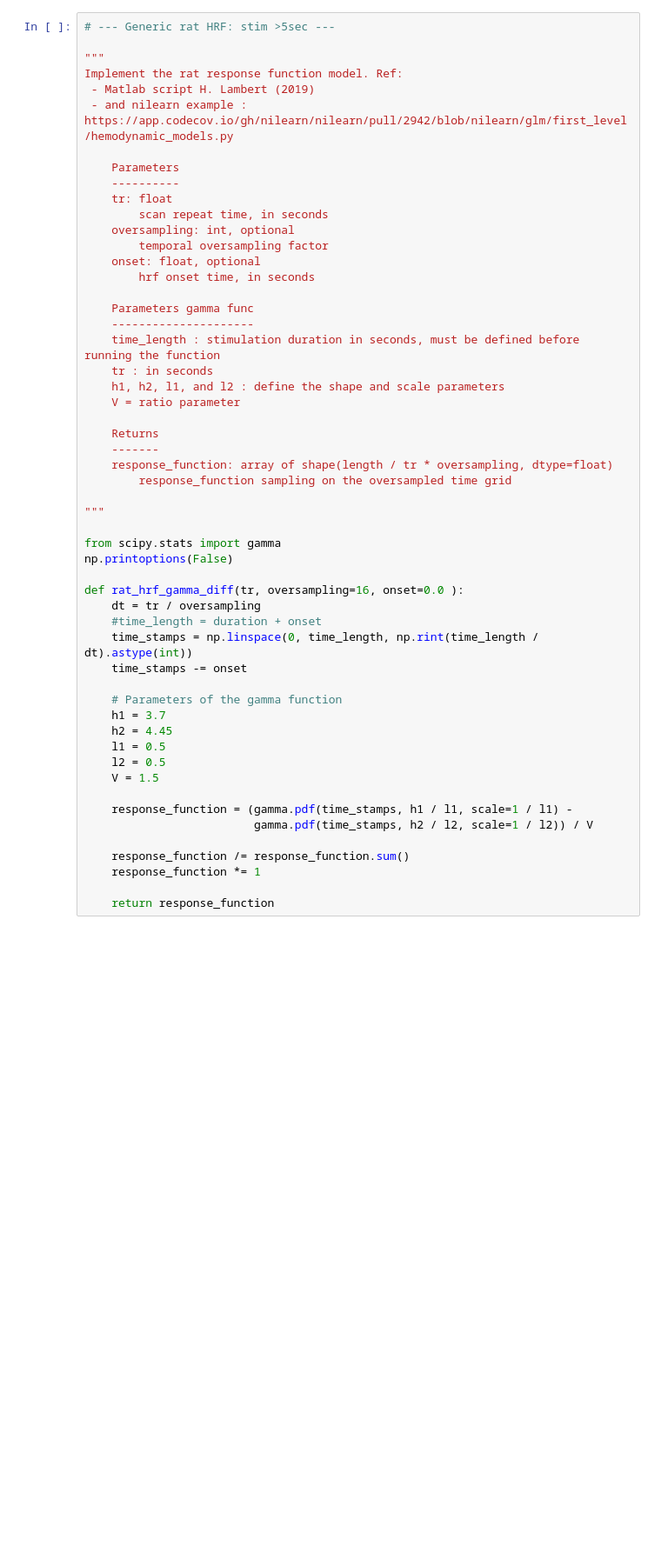
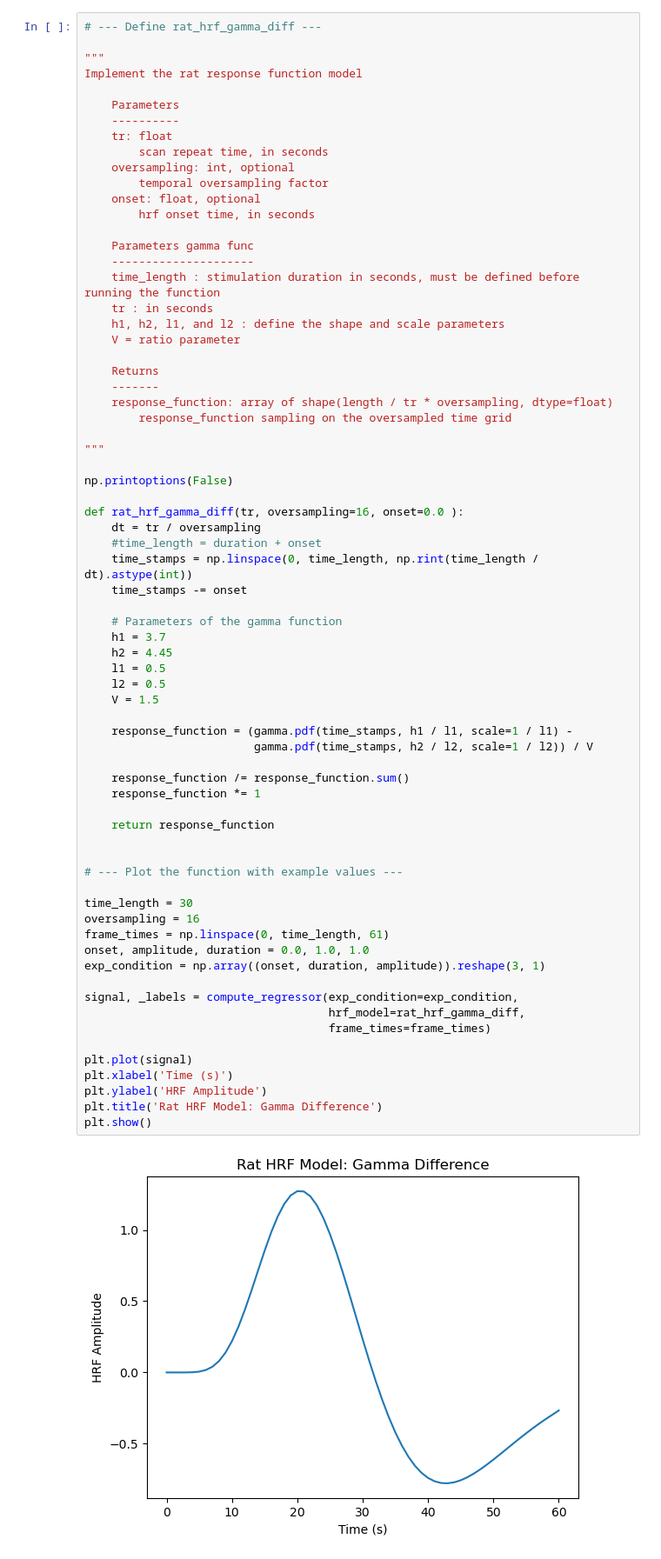
Before and after one commit to grandjeanlab/multirat_se, a Jupyter notebook: script/rat_hrf_first_level.ipynb, the cells around one changed output. Shown at 87% size. Cells and saved outputs as stored; diff of their text form; blank space fills up the shorter version.

```diff
--- a/script/rat_hrf_first_level.ipynb
+++ b/script/rat_hrf_first_level.ipynb
@@ -74,10 +101,8 @@ df = df.loc[(df['exclude'] != 'yes')]
 # %%
-# --- Generic rat HRF: stim >5sec ---
+# --- Define rat_hrf_gamma_diff ---
 
 """
-Implement the rat response function model. Ref:
- - Matlab script H. Lambert (2019)
- - and nilearn example : https://app.codecov.io/gh/nilearn/nilearn/pull/2942/blob/nilearn/glm/first_level/hemodynamic_models.py
+Implement the rat response function model
 
     Parameters
     ----------
@@ -97,31 +122,51 @@ Implement the rat response function model. Ref:
 
     Returns
     -------
     response_function: array of shape(length / tr * oversampling, dtype=float)
         response_function sampling on the oversampled time grid
 
 """
 
-from scipy.stats import gamma
 np.printoptions(False)
 
 def rat_hrf_gamma_diff(tr, oversampling=16, onset=0.0 ):
     dt = tr / oversampling
     #time_length = duration + onset
     time_stamps = np.linspace(0, time_length, np.rint(time_length / dt).astype(int))
     time_stamps -= onset
 
     # Parameters of the gamma function
     h1 = 3.7
     h2 = 4.45
     l1 = 0.5
     l2 = 0.5
     V = 1.5
 
     response_function = (gamma.pdf(time_stamps, h1 / l1, scale=1 / l1) -
                          gamma.pdf(time_stamps, h2 / l2, scale=1 / l2)) / V
 
     response_function /= response_function.sum()
     response_function *= 1
 
     return response_function
+
+
+# --- Plot the function with example values ---
+
+time_length = 30
+oversampling = 16
+frame_times = np.linspace(0, time_length, 61)
+onset, amplitude, duration = 0.0, 1.0, 1.0
+exp_condition = np.array((onset, duration, amplitude)).reshape(3, 1)
+
+signal, _labels = compute_regressor(exp_condition=exp_condition,
+                                    hrf_model=rat_hrf_gamma_diff,
+                                    frame_times=frame_times)
+
+plt.plot(signal)
+plt.xlabel('Time (s)')
+plt.ylabel('HRF Amplitude')
+plt.title('Rat HRF Model: Gamma Difference')
+plt.show()
+# %% [output]
+[figure, added]
```
Also changed, not shown: parts of 21 cells of this notebook, 1 other file.
